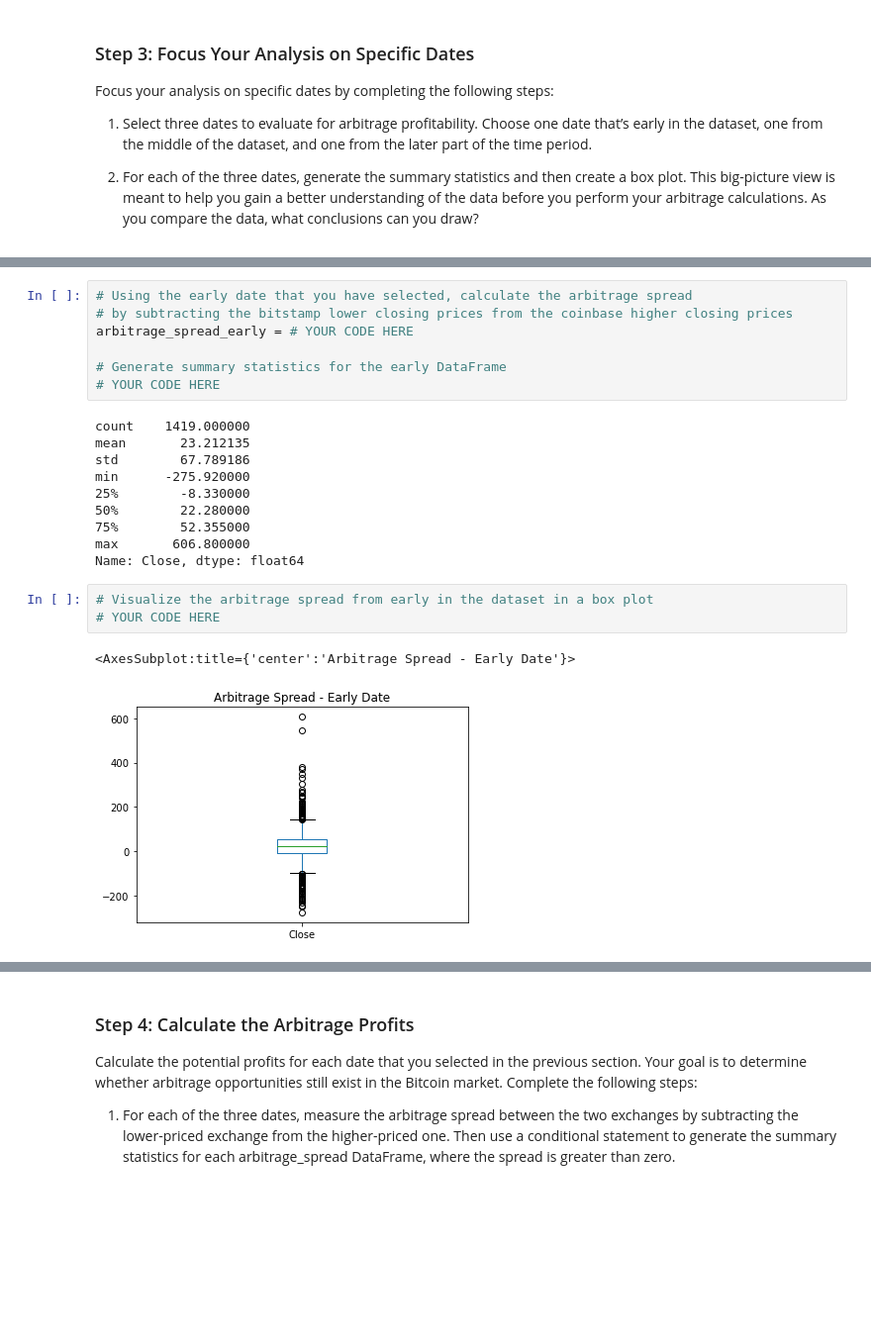
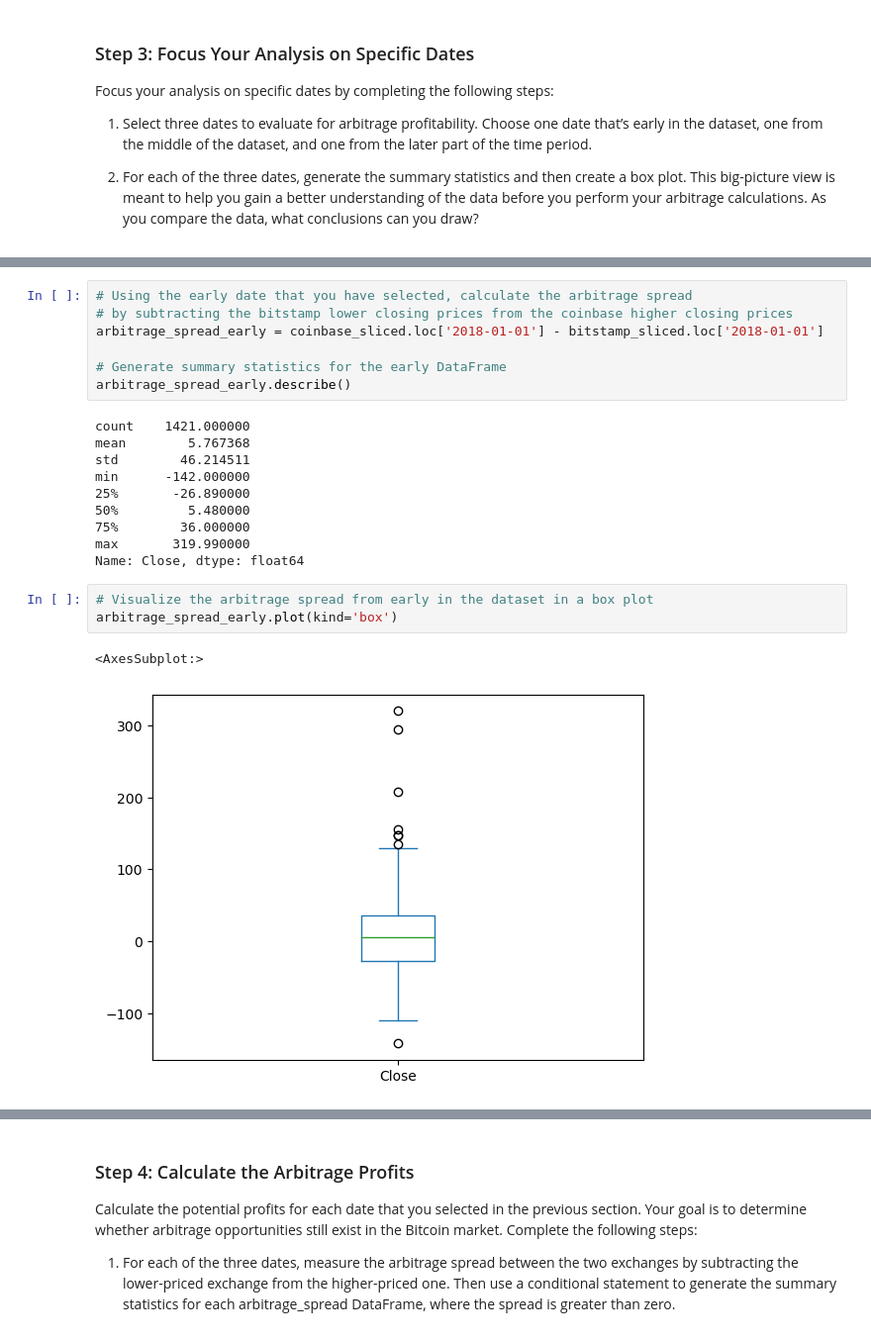
Before and after one commit to devops4cloud/fintech_module3_challenge, a Jupyter notebook: crypto_arbitrage.ipynb, the cells around one changed output, grey strips where cells are left out. Shown at 99% size. Saved outputs shown, nothing was run; the diff lists cells and outputs as text; blank space fills up the shorter version.

```diff
--- a/crypto_arbitrage.ipynb
+++ b/crypto_arbitrage.ipynb
@@ -376,26 +377,26 @@ Focus your analysis on specific dates by completing the following steps:
 # %%
 # Using the early date that you have selected, calculate the arbitrage spread
 # by subtracting the bitstamp lower closing prices from the coinbase higher closing prices
-arbitrage_spread_early = # YOUR CODE HERE
+arbitrage_spread_early = coinbase_sliced.loc['2018-01-01'] - bitstamp_sliced.loc['2018-01-01']
 
 # Generate summary statistics for the early DataFrame
-# YOUR CODE HERE
+arbitrage_spread_early.describe()
 # %% [output]
-count    1419.000000
-mean       23.212135
-std        67.789186
-min      -275.920000
-25%        -8.330000
-50%        22.280000
-75%        52.355000
-max       606.800000
+count    1421.000000
+mean        5.767368
+std        46.214511
+min      -142.000000
+25%       -26.890000
+50%         5.480000
+75%        36.000000
+max       319.990000
 Name: Close, dtype: float64
 # %%
 # Visualize the arbitrage spread from early in the dataset in a box plot
-# YOUR CODE HERE
+arbitrage_spread_early.plot(kind='box')
 # %% [output]
-<AxesSubplot:title={'center':'Arbitrage Spread - Early Date'}>
+<AxesSubplot:>
-[figure, old version]
+[figure, new version]
 # %%
 # Create an overlay plot that visualizes the two dataframes over a period of one day from the middle of the dataset.
 # Be sure that the plots include the parameters `legend`, `figsize`, `title`, `color` and `label`
```
Also changed, not shown: parts of 7 cells of this notebook.
